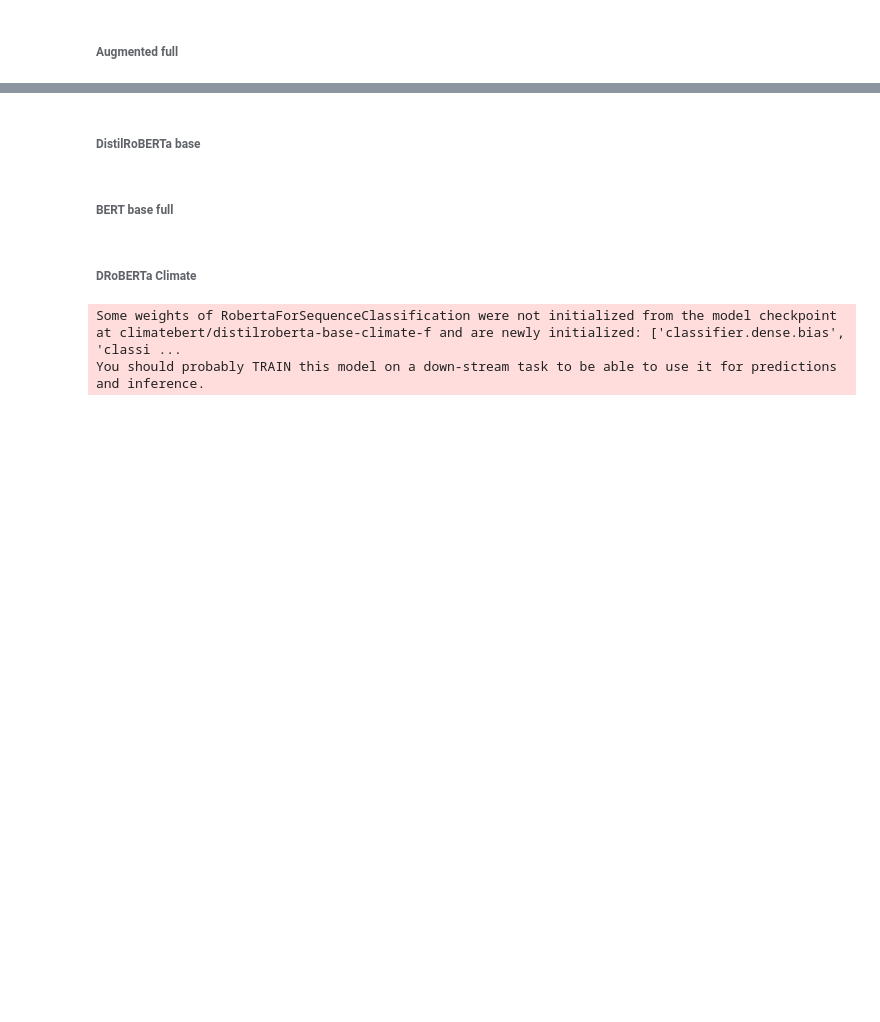
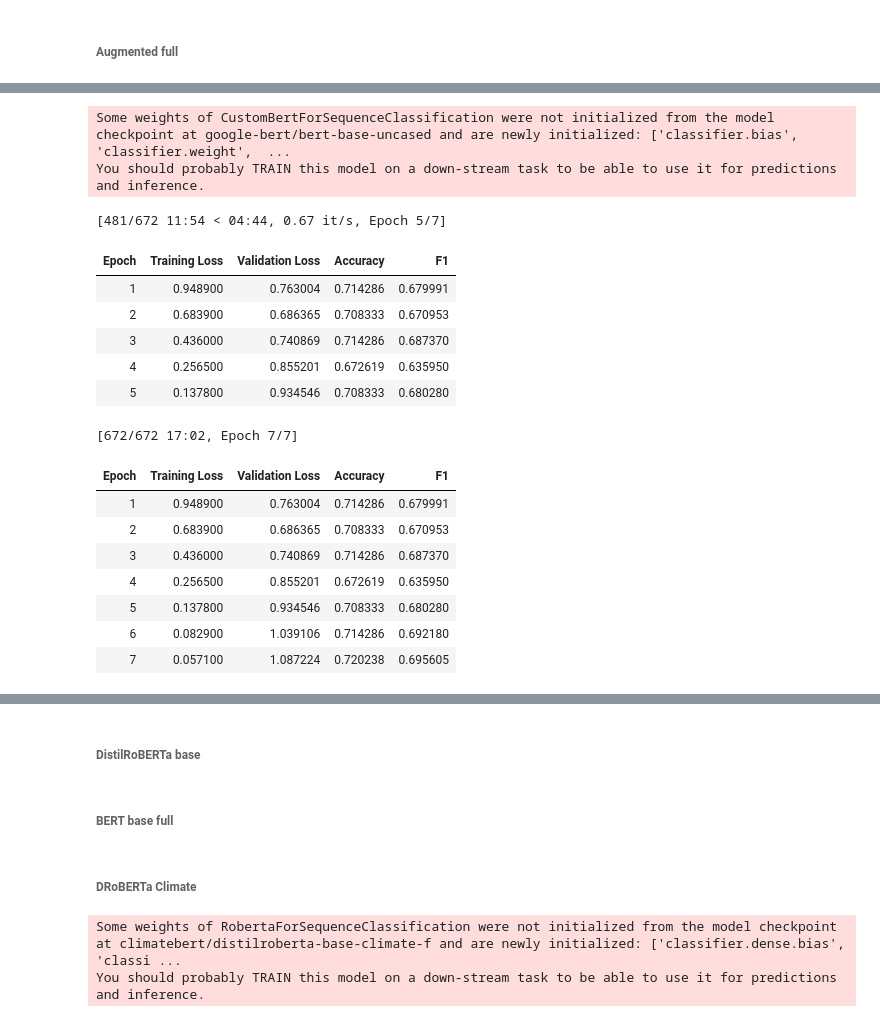
Before and after one commit to rldekkers/thesis-msc-data-science, a Jupyter notebook: 3_models.ipynb, the cells around one changed output, grey strips where cells are left out. Saved outputs shown, nothing was run; the diff lists cells and outputs as text; code cells hidden in the pictures; blank space fills up the shorter version.

```diff
--- a/3_models.ipynb
+++ b/3_models.ipynb
@@ -740,0 +790,21 @@ You should probably TRAIN this model on a down-stream task to be able to use it
+# %%
+train_model('bert_aug_4')
+# %% [output]
+Some weights of CustomBertForSequenceClassification were not initialized from the model checkpoint at google-bert/bert-base-uncased and are newly initialized: ['classifier.bias', 'classifier.weight',  ...
+You should probably TRAIN this model on a down-stream task to be able to use it for predictions and inference.
+[481/672 11:54 < 04:44, 0.67 it/s, Epoch 5/7]
+| Epoch | Training Loss | Validation Loss | Accuracy | F1 |
+| 1 | 0.948900 | 0.763004 | 0.714286 | 0.679991 |
+| 2 | 0.683900 | 0.686365 | 0.708333 | 0.670953 |
+| 3 | 0.436000 | 0.740869 | 0.714286 | 0.687370 |
+| 4 | 0.256500 | 0.855201 | 0.672619 | 0.635950 |
+| 5 | 0.137800 | 0.934546 | 0.708333 | 0.680280 |
+[672/672 17:02, Epoch 7/7]
+| Epoch | Training Loss | Validation Loss | Accuracy | F1 |
+| 1 | 0.948900 | 0.763004 | 0.714286 | 0.679991 |
+| 2 | 0.683900 | 0.686365 | 0.708333 | 0.670953 |
+| 3 | 0.436000 | 0.740869 | 0.714286 | 0.687370 |
+| 4 | 0.256500 | 0.855201 | 0.672619 | 0.635950 |
+| 5 | 0.137800 | 0.934546 | 0.708333 | 0.680280 |
+| 6 | 0.082900 | 1.039106 | 0.714286 | 0.692180 |
+| 7 | 0.057100 | 1.087224 | 0.720238 | 0.695605 |
```
Also changed, not shown: parts of 20 cells of this notebook.
